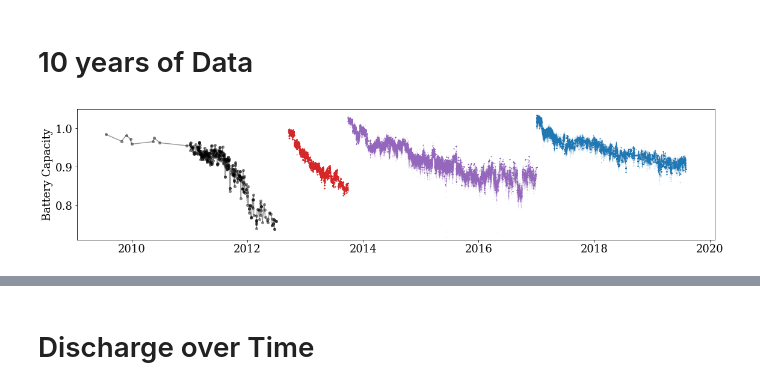
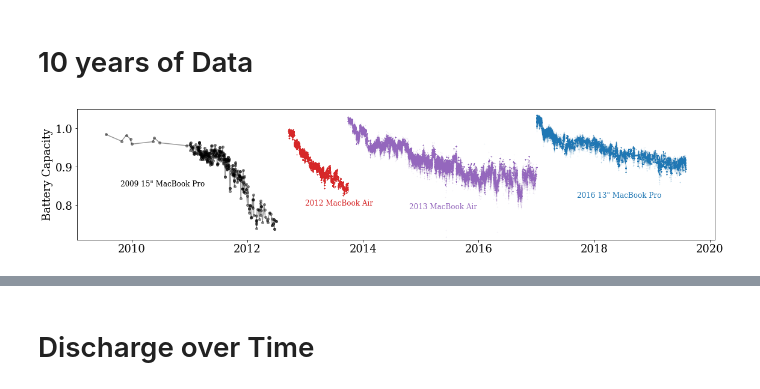
Before and after one commit to jradavenport/batlog2019, a Jupyter notebook: code/explore.ipynb, the cells around one changed output, grey strips where cells are left out. Saved outputs shown, nothing was run; the diff lists cells and outputs as text; code cells hidden in the pictures.

```diff
--- a/code/explore.ipynb
+++ b/code/explore.ipynb
@@ -252,22 +252,28 @@ plt.savefig('bat_decay.png',dpi=350, bbox_inches='tight', pad_inches=0.25)
 # %%
 plt.figure(figsize=(19,4))
 
 zero10 = 2009. + 5.25/12. # approx start date of this adventure
 
 plt.scatter((day0[0:mcap0.size] - old_day0)/365. + zero10, capacity0[0:mcap0.size]/mcap0, marker='.', s=1,
             alpha=0.1, c='C3')
 plt.scatter((day1[0:mcap1.size] - old_day0)/365. + zero10, capacity1/mcap1, marker='.', s=1, alpha=0.1, c='C4')
 plt.scatter((day2[0:mcap2.size] - old_day0)/365. + zero10, capacity2/mcap2, marker='.', s=1, alpha=0.1, c='C0')
 
 plt.plot((old_days - old_day0) / 365. + zero10, olddf['amp'].values/4600, '-o', color='k', alpha=0.4, markersize=4)
 
-plt.plot([],[], 'o', label='2009 MBP', c='k')
-plt.plot([],[], 'o', label='2012 MBA', c='C3')
-plt.plot([],[], 'o', label='2013 MBA', c='C4')
-plt.plot([],[], 'o', label='2016 MBP', c='C0')
+plt.text(2009.8, 0.85, '2009 15" MacBook Pro', fontsize=12, color='k')
+plt.text(2013,0.8, '2012 MacBook Air', fontsize=12, color='C3')
+plt.text(2014.8,0.79, '2013 MacBook Air', fontsize=12, color='C4')
+plt.text(2017.7,0.82, '2016 13" MacBook Pro', fontsize=12, color='C0')
+
+
+# plt.plot([],[], 'o', label='2009 MBP', c='k')
+# plt.plot([],[], 'o', label='2012 MBA', c='C3')
+# plt.plot([],[], 'o', label='2013 MBA', c='C4')
+# plt.plot([],[], 'o', label='2016 MBP', c='C0')
 
 plt.ylim(0.71,1.05)
 plt.ylabel('Battery Capacity')
 plt.savefig('bat_decay10.png',dpi=350, bbox_inches='tight', pad_inches=0.25)
 # %% [output]
-[figure, old version]
+[figure, new version]
```
Also changed, not shown: parts of 2 cells of this notebook, 1 other file.
